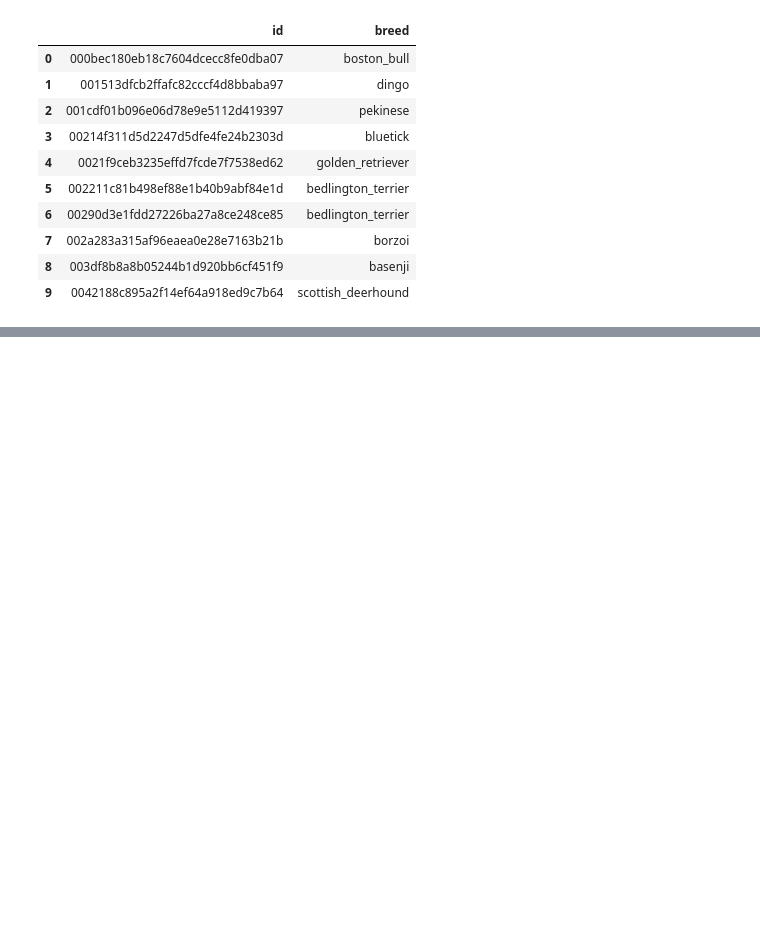
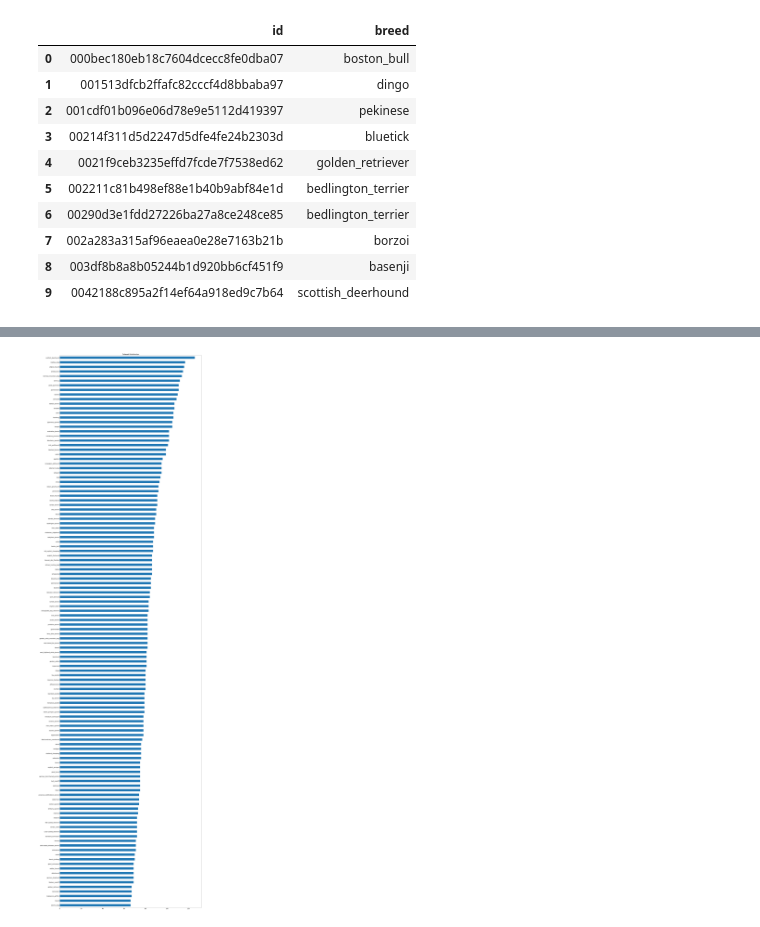
Before and after one commit to Sasafrass/kaggle, a Jupyter notebook: dog_breed_id/dog_breeds.ipynb, the cells around one changed output, grey strips where cells are left out. Cells and saved outputs as stored; diff of their text form; code cells hidden in the pictures; blank space fills up the shorter version.

Commit message:
Implementing Dataset Class

```diff
--- a/dog_breed_id/dog_breeds.ipynb
+++ b/dog_breed_id/dog_breeds.ipynb
@@ -92,0 +148,7 @@ data_df.head()
+# %%
+bar = data_df["breed"].value_counts(ascending=True).plot.barh(figsize = (30,120))
+plt.title("Dataset Distribution", fontsize = 20)
+bar.tick_params(labelsize=16)
+plt.show()
+# %% [output]
+[figure, added]
```
Also changed, not shown: parts of 10 cells of this notebook.
